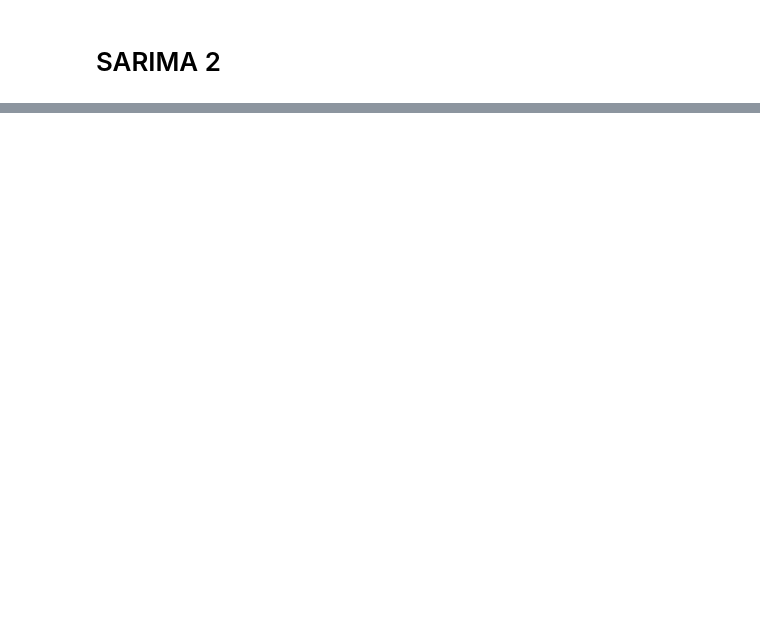
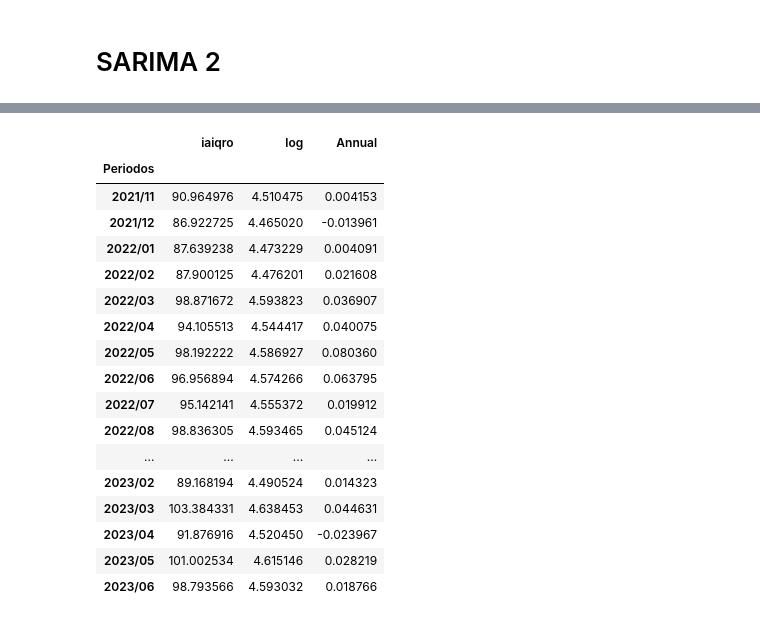
Before and after one commit to Jaime-prog/Statistics_Data_Science_TC3006C, a Jupyter notebook: Forecasting Queretaro Industrial Activity/RW_ARIMA_Simulation_Jaime.ipynb, the cells around one changed output, grey strips where cells are left out. Drawn from its saved outputs; the diff is of its cells as text; code cells hidden in the pictures; blank space fills up the shorter version.

```diff
--- a/Forecasting Queretaro Industrial Activity/RW_ARIMA_Simulation_Jaime.ipynb
+++ b/Forecasting Queretaro Industrial Activity/RW_ARIMA_Simulation_Jaime.ipynb
@@ -330,0 +493,21 @@ plt.show()
+# %%
+df.tail(20)
+# %% [output]
+|  | iaiqro | log | Annual |
+| Periodos |  |  |  |
+| 2021/11 | 90.964976 | 4.510475 | 0.004153 |
+| 2021/12 | 86.922725 | 4.465020 | -0.013961 |
+| 2022/01 | 87.639238 | 4.473229 | 0.004091 |
+| 2022/02 | 87.900125 | 4.476201 | 0.021608 |
+| 2022/03 | 98.871672 | 4.593823 | 0.036907 |
+| 2022/04 | 94.105513 | 4.544417 | 0.040075 |
+| 2022/05 | 98.192222 | 4.586927 | 0.080360 |
+| 2022/06 | 96.956894 | 4.574266 | 0.063795 |
+| 2022/07 | 95.142141 | 4.555372 | 0.019912 |
+| 2022/08 | 98.836305 | 4.593465 | 0.045124 |
+| ... | ... | ... | ... |
+| 2023/02 | 89.168194 | 4.490524 | 0.014323 |
+| 2023/03 | 103.384331 | 4.638453 | 0.044631 |
+| 2023/04 | 91.876916 | 4.520450 | -0.023967 |
+| 2023/05 | 101.002534 | 4.615146 | 0.028219 |
+| 2023/06 | 98.793566 | 4.593032 | 0.018766 |
```
Also changed, not shown: parts of 31 cells of this notebook.
